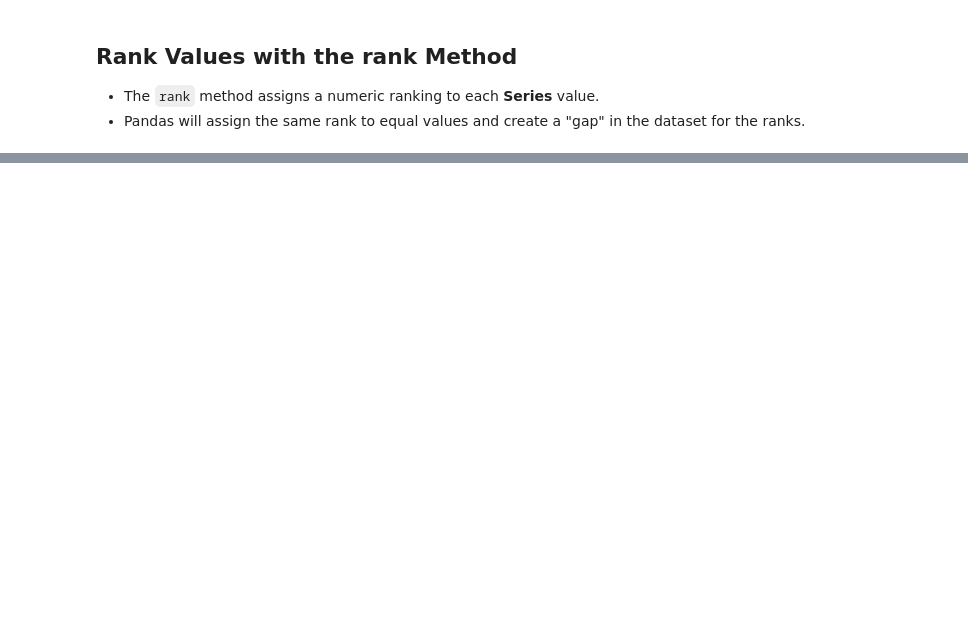
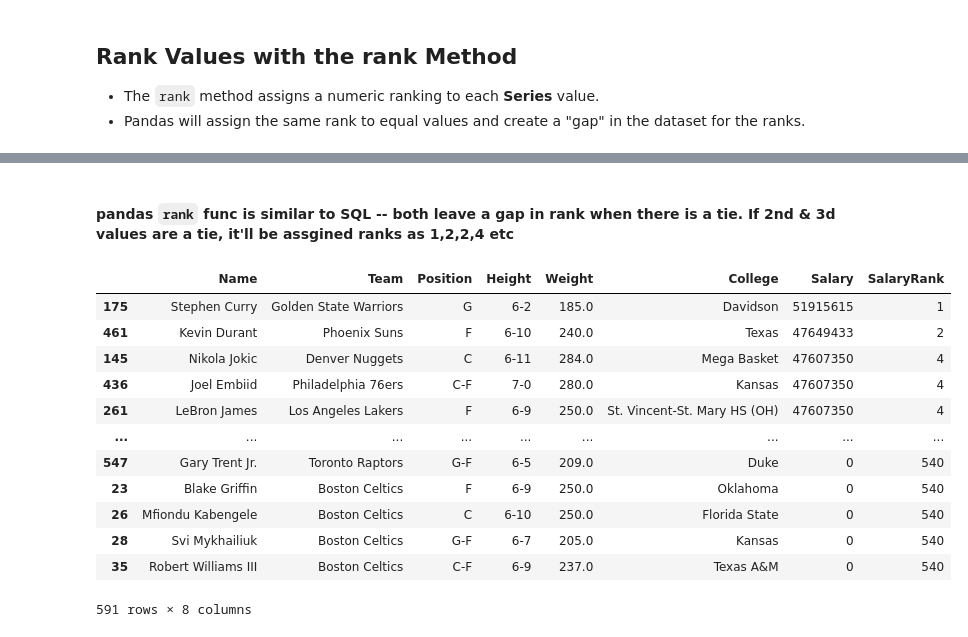
Before and after one commit to abhijeet-bhambere/pashkavers-pandas-trail, a Jupyter notebook: 04 - DataFrames I - Introduction.ipynb, the cells around one changed output, grey strips where cells are left out. Saved outputs shown, nothing was run; the diff lists cells and outputs as text; code cells hidden in the pictures; blank space fills up the shorter version.

```diff
--- a/04 - DataFrames I - Introduction.ipynb
+++ b/04 - DataFrames I - Introduction.ipynb
@@ -773,0 +911,2 @@ memory usage: 26.0+ KB
+# %% [markdown]
+#### pandas `rank` func is similar to SQL -- both leave a gap in rank when there is a tie. If 2nd & 3d values are a tie, it'll be assgined ranks as 1,2,2,4 etc
@@ -773,0 +916,16 @@ memory usage: 26.0+ KB
+# %%
+nba.sort_values(by=["Salary"],ascending=False)
+# %% [output]
+|  | Name | Team | Position | Height | Weight | College | Salary | SalaryRank |
+| 175 | Stephen Curry | Golden State Warriors | G | 6-2 | 185.0 | Davidson | 51915615 | 1 |
+| 461 | Kevin Durant | Phoenix Suns | F | 6-10 | 240.0 | Texas | 47649433 | 2 |
+| 145 | Nikola Jokic | Denver Nuggets | C | 6-11 | 284.0 | Mega Basket | 47607350 | 4 |
+| 436 | Joel Embiid | Philadelphia 76ers | C-F | 7-0 | 280.0 | Kansas | 47607350 | 4 |
+| 261 | LeBron James | Los Angeles Lakers | F | 6-9 | 250.0 | St. Vincent-St. Mary HS (OH) | 47607350 | 4 |
+| ... | ... | ... | ... | ... | ... | ... | ... | ... |
+| 547 | Gary Trent Jr. | Toronto Raptors | G-F | 6-5 | 209.0 | Duke | 0 | 540 |
+| 23 | Blake Griffin | Boston Celtics | F | 6-9 | 250.0 | Oklahoma | 0 | 540 |
+| 26 | Mfiondu Kabengele | Boston Celtics | C | 6-10 | 250.0 | Florida State | 0 | 540 |
+| 28 | Svi Mykhailiuk | Boston Celtics | G-F | 6-7 | 205.0 | Kansas | 0 | 540 |
+| 35 | Robert Williams III | Boston Celtics | C-F | 6-9 | 237.0 | Texas A&M | 0 | 540 |
+591 rows × 8 columns
```
Also changed, not shown: parts of 15 cells of this notebook.
